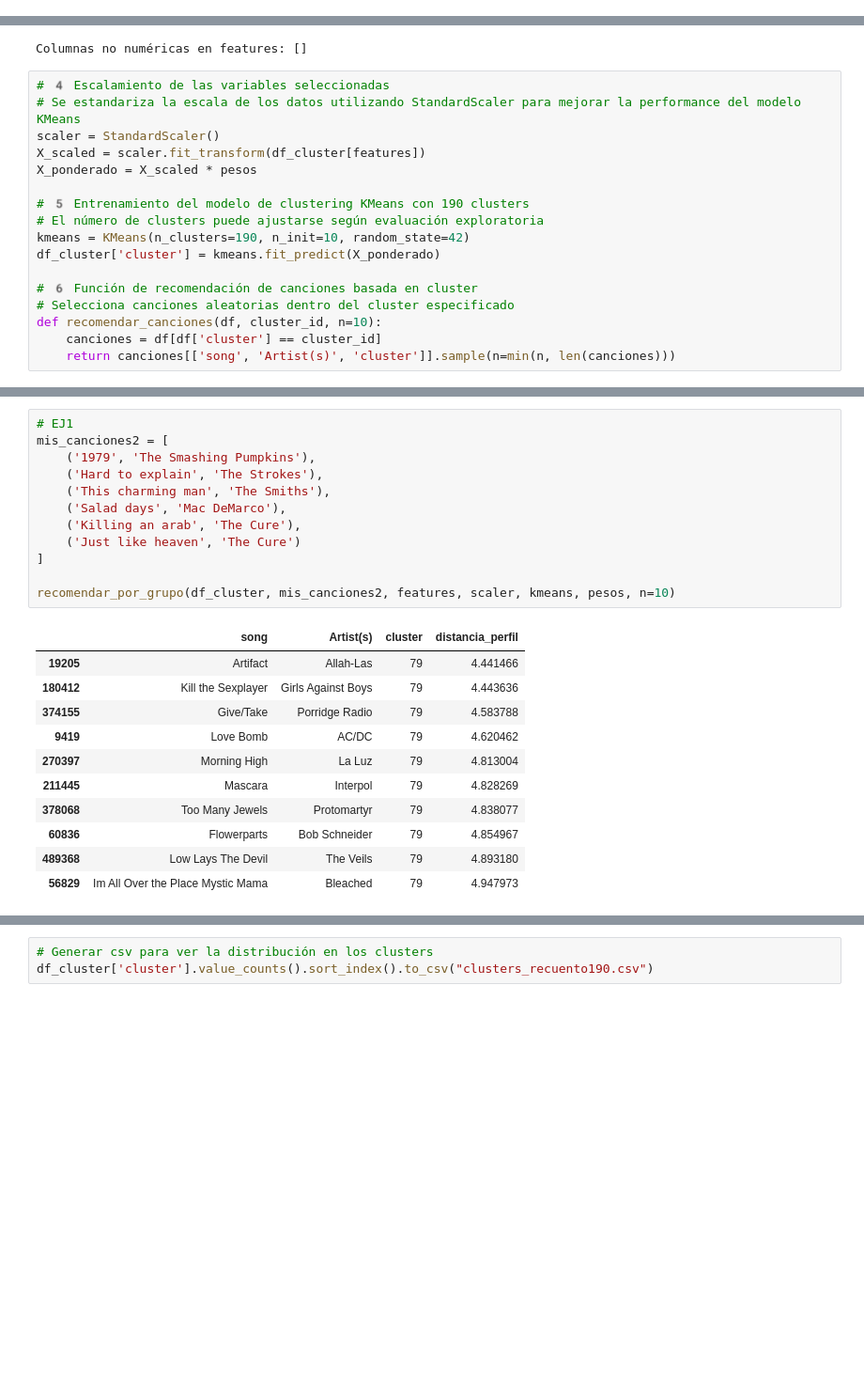
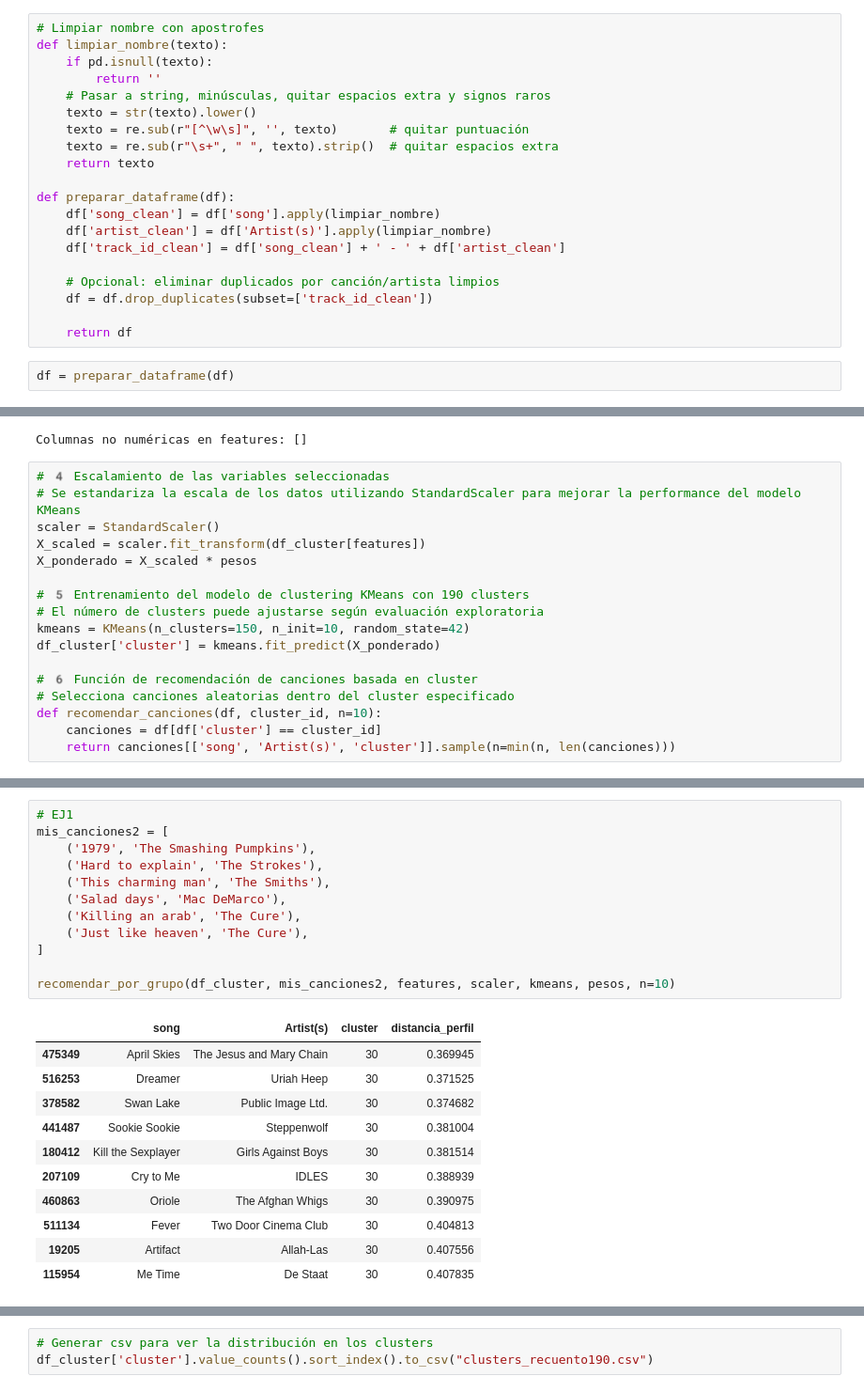
Before and after one commit to jin-roh25/IAProyectoFinal, a Jupyter notebook: Recomendaciones.ipynb, the cells around one changed output, grey strips where cells are left out. Shown at 94% size. Cells and saved outputs as stored; diff of their text form; blank space fills up the shorter version.

```diff
--- a/Recomendaciones.ipynb
+++ b/Recomendaciones.ipynb
@@ -153,6 +153,28 @@ Index(['Artist(s)', 'song', 'emotion', 'Genre', 'Tempo', 'Loudness (db)',
        'Good for Social Gatherings', 'Good for Morning Routine',
        'Genre_principal', 'Duration_sec'],
       dtype='object')
+# %%
+# Limpiar nombre con apostrofes
+def limpiar_nombre(texto):
+    if pd.isnull(texto):
+        return ''
+    # Pasar a string, minúsculas, quitar espacios extra y signos raros
+    texto = str(texto).lower()
+    texto = re.sub(r"[^\w\s]", '', texto)       # quitar puntuación
+    texto = re.sub(r"\s+", " ", texto).strip()  # quitar espacios extra
+    return texto
+
+def preparar_dataframe(df):
+    df['song_clean'] = df['song'].apply(limpiar_nombre)
+    df['artist_clean'] = df['Artist(s)'].apply(limpiar_nombre)
+    df['track_id_clean'] = df['song_clean'] + ' - ' + df['artist_clean']
+
+    # Opcional: eliminar duplicados por canción/artista limpios
+    df = df.drop_duplicates(subset=['track_id_clean'])
+
+    return df
+# %%
+df = preparar_dataframe(df)
 # %%
 # Se eliminan registros duplicados basados en el nombre de la canción, artista y duración
 # Esto evita que se repitan versiones idénticas de una misma canción en el análisis
@@ -550,7 +649,7 @@ X_ponderado = X_scaled * pesos
 
 # 5️ Entrenamiento del modelo de clustering KMeans con 190 clusters
 # El número de clusters puede ajustarse según evaluación exploratoria
-kmeans = KMeans(n_clusters=190, n_init=10, random_state=42)
+kmeans = KMeans(n_clusters=150, n_init=10, random_state=42)
 df_cluster['cluster'] = kmeans.fit_predict(X_ponderado)
 
 # 6️ Función de recomendación de canciones basada en cluster
@@ -731,27 +805,27 @@ def recomendar_por_grupo(df_cluster, song_tuples, features, scaler, kmeans, peso
 # %%
 # EJ1
 mis_canciones2 = [
     ('1979', 'The Smashing Pumpkins'),
     ('Hard to explain', 'The Strokes'),
     ('This charming man', 'The Smiths'),
     ('Salad days', 'Mac DeMarco'),
     ('Killing an arab', 'The Cure'),
-    ('Just like heaven', 'The Cure')
+    ('Just like heaven', 'The Cure'),
 ]
 
 recomendar_por_grupo(df_cluster, mis_canciones2, features, scaler, kmeans, pesos, n=10)
 # %% [output]
 |  | song | Artist(s) | cluster | distancia_perfil |
-| 19205 | Artifact | Allah-Las | 79 | 4.441466 |
-| 180412 | Kill the Sexplayer | Girls Against Boys | 79 | 4.443636 |
-| 374155 | Give/Take | Porridge Radio | 79 | 4.583788 |
-| 9419 | Love Bomb | AC/DC | 79 | 4.620462 |
-| 270397 | Morning High | La Luz | 79 | 4.813004 |
-| 211445 | Mascara | Interpol | 79 | 4.828269 |
-| 378068 | Too Many Jewels | Protomartyr | 79 | 4.838077 |
-| 60836 | Flowerparts | Bob Schneider | 79 | 4.854967 |
-| 489368 | Low Lays The Devil | The Veils | 79 | 4.893180 |
-| 56829 | Im All Over the Place Mystic Mama | Bleached | 79 | 4.947973 |
+| 475349 | April Skies | The Jesus and Mary Chain | 30 | 0.369945 |
+| 516253 | Dreamer | Uriah Heep | 30 | 0.371525 |
+| 378582 | Swan Lake | Public Image Ltd. | 30 | 0.374682 |
+| 441487 | Sookie Sookie | Steppenwolf | 30 | 0.381004 |
+| 180412 | Kill the Sexplayer | Girls Against Boys | 30 | 0.381514 |
+| 207109 | Cry to Me | IDLES | 30 | 0.388939 |
+| 460863 | Oriole | The Afghan Whigs | 30 | 0.390975 |
+| 511134 | Fever | Two Door Cinema Club | 30 | 0.404813 |
+| 19205 | Artifact | Allah-Las | 30 | 0.407556 |
+| 115954 | Me Time | De Staat | 30 | 0.407835 |
 # %%
 # EJ2
 songs = [
```
Also changed, not shown: parts of 37 cells of this notebook, 2 other files.
